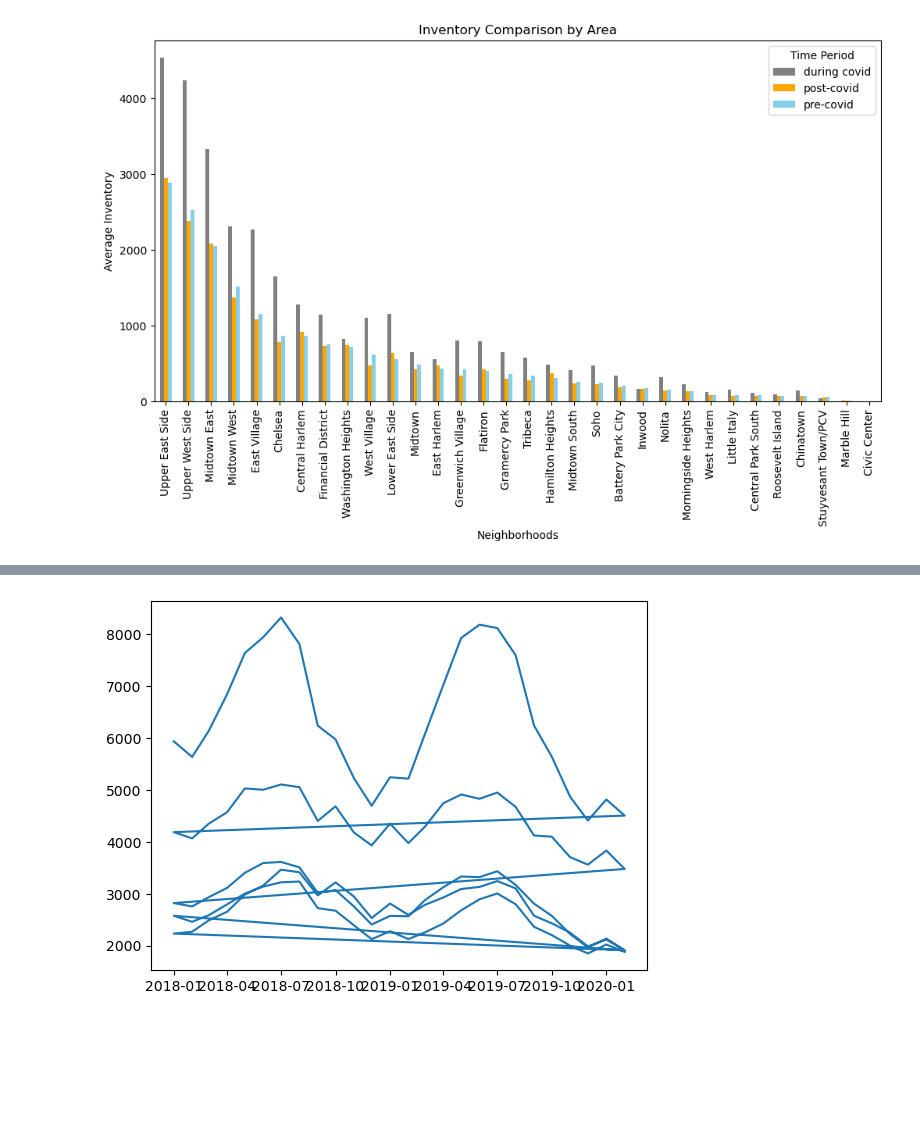
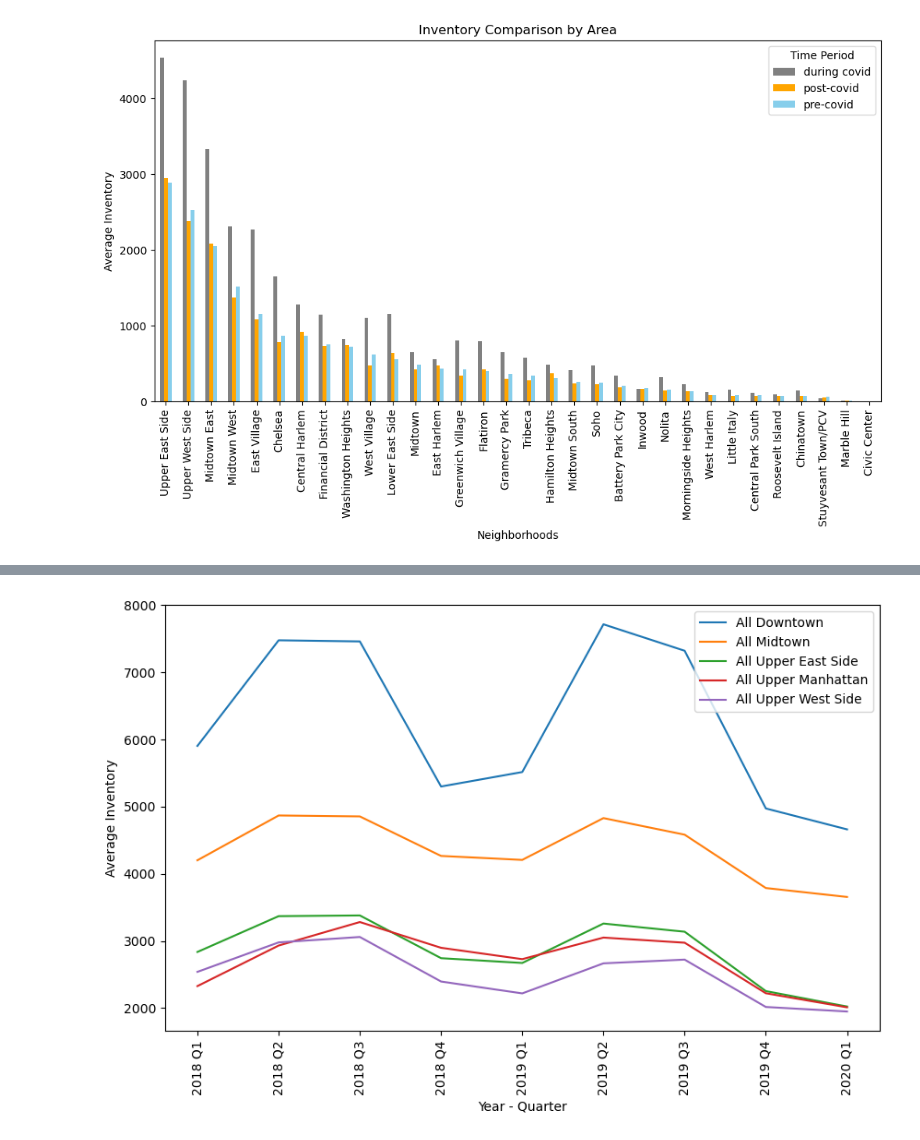
Before and after one commit to munozjon/NYC-Real-Estate-Trends, a Jupyter notebook: NYCInventoryTrends.ipynb, the cells around one changed output, grey strips where cells are left out. Saved outputs shown, nothing was run; the diff lists cells and outputs as text; code cells hidden in the pictures; blank space fills up the shorter version.

Commit message:
Made more plots to use in analysis

```diff
--- a/NYCInventoryTrends.ipynb
+++ b/NYCInventoryTrends.ipynb
@@ -327,17 +311,16 @@ pivot_df
 # %%
-# submarket area type
-
 # Use the function to get a new DataFrame
 manhattan_submarkets = clean_dataframe(rental_inventory_df)
 
 # Keep only the 'submarket' areaType
 manhattan_submarkets = manhattan_submarkets[manhattan_submarkets['areaType'] == 'submarket'].reset_index(drop=True)
 
+# Add columns for year, quarter, and a combined year_quarter
+manhattan_submarkets['Year'] = manhattan_submarkets['Date'].dt.year
+manhattan_submarkets['Quarter'] = manhattan_submarkets['Date'].dt.quarter
+manhattan_submarkets['Year_Quarter'] = manhattan_submarkets['Year'].astype(str) + ' Q' + manhattan_submarkets['Quarter'].astype(str)
+
 # Separate submarkets for before, during, and post covid
 pre_covid_submarket = manhattan_submarkets[manhattan_submarkets['Date'].between("2018-01-01", "2020-02-01")]
 covid_submarket = manhattan_submarkets[manhattan_submarkets['Date'].between("2020-03-01", "2020-12-01")]
 post_covid_submarket = manhattan_submarkets[manhattan_submarkets['Date'].between("2021-01-01", "2022-12-01")]
-
-pre_covid_submarket['Quarter'] = pre_covid_submarket['Date'].quarter
-
-pre_covid_submarket
@@ -370,6 +327,18 @@ grouped_sub_precovid
-# %%
-plt.plot(grouped_sub_precovid['Date'], grouped_sub_precovid['Inventory'])
-
-plt.show()
-# %% [output]
-[figure, removed]
+# %%
+# Pre Covid
+
+# Group the DataFrame by quarter and submarket, find average of inventory
+pre_covid_sub_group = pre_covid_submarket.groupby(['Year_Quarter', 'areaName'], as_index=True).mean('Inventory').reset_index()
+pre_covid_sub_pivot = pre_covid_sub_group.pivot(index='Year_Quarter', columns='areaName', values='Inventory')
+
+# Plotting data
+pre_covid_sub_pivot.plot(figsize=(10, 6))
+
+plt.ylabel('Average Inventory')
+plt.xlabel('Year - Quarter')
+plt.xticks(rotation='vertical')
+plt.legend(loc='upper right')
+
+plt.show()
+# %% [output]
+[figure, added]
```
Also changed, not shown: parts of 11 cells of this notebook.
